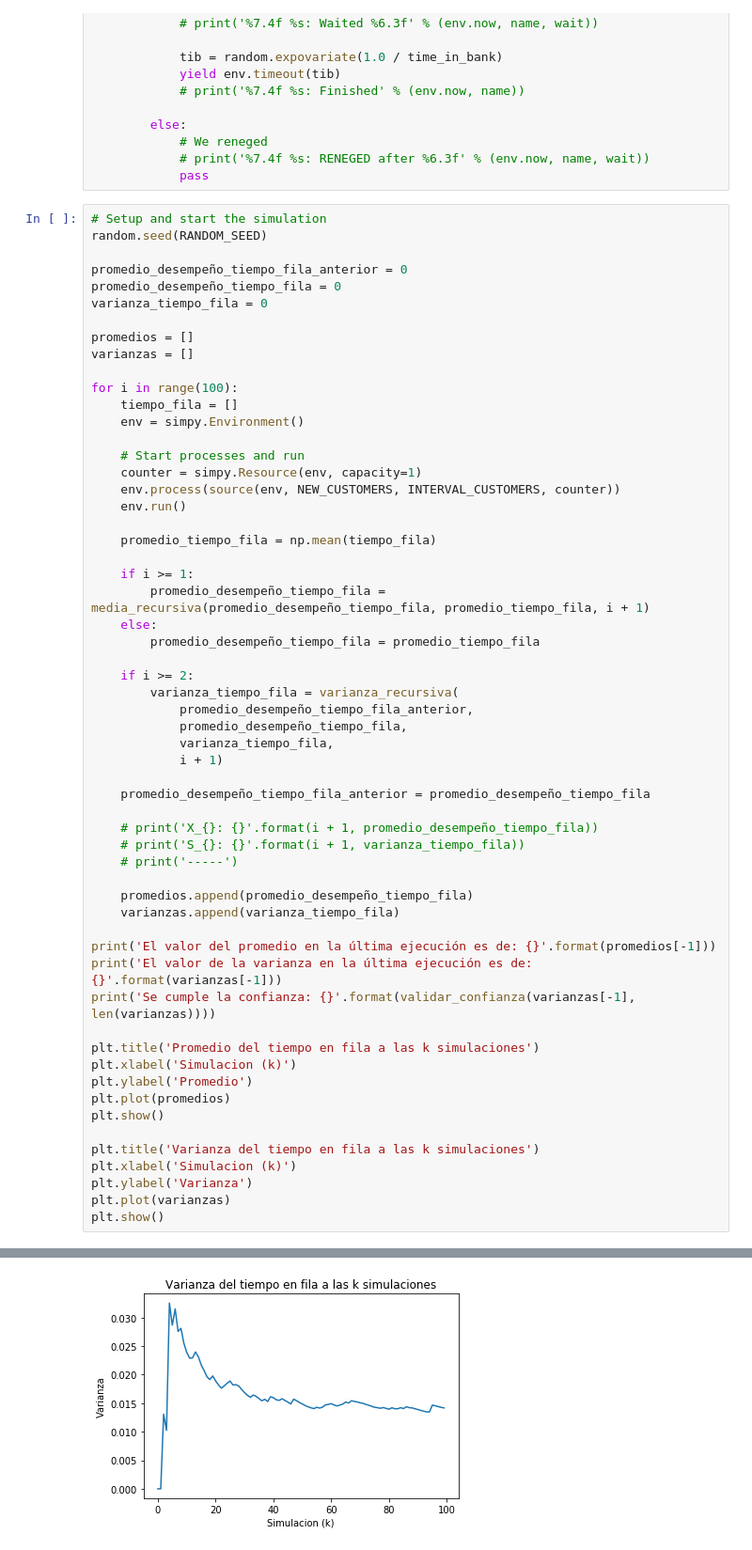
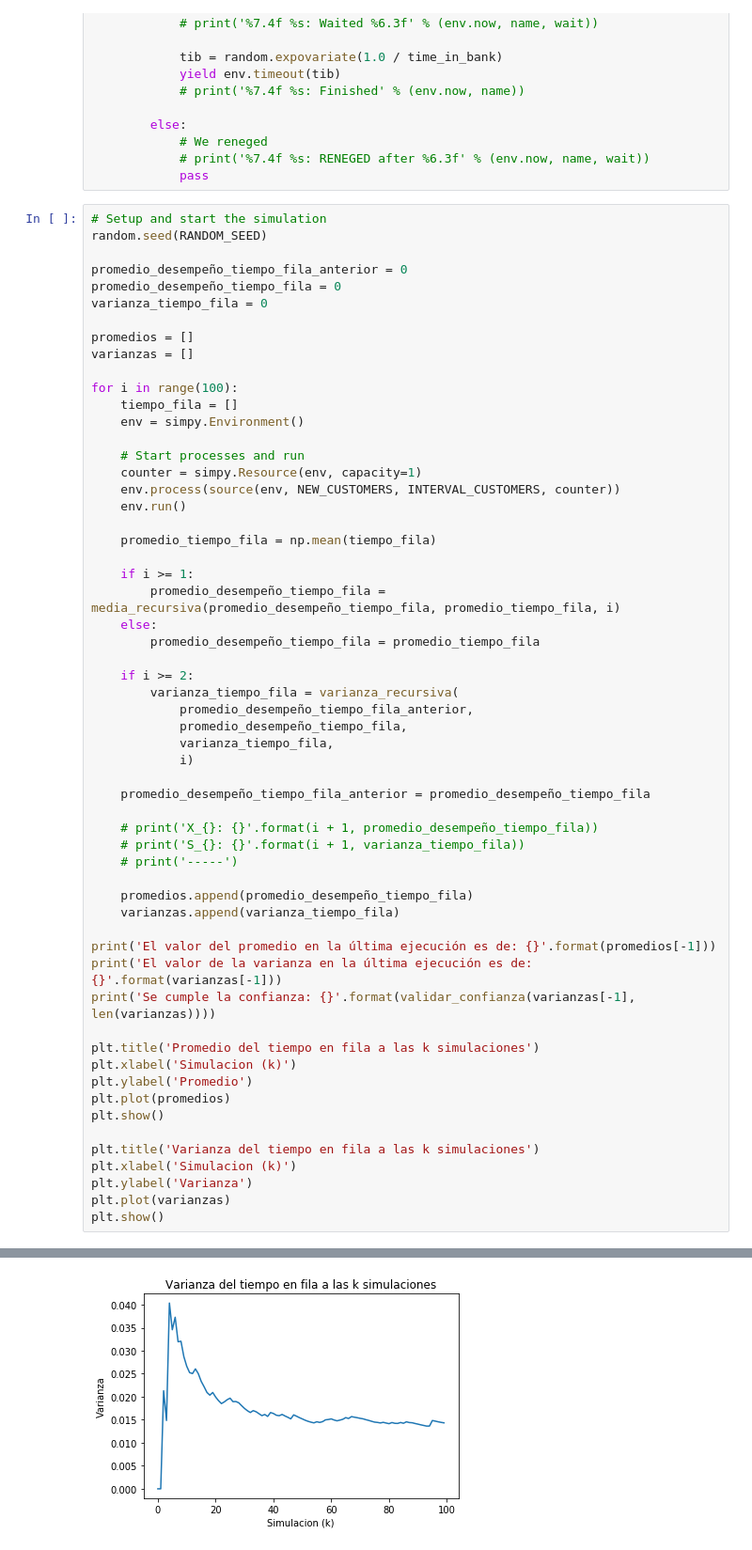
Before and after one commit to andres-linares/simulation_homeworks, a Jupyter notebook: Taller 9 - Medidas de desempeño.ipynb, the cells around one changed output, grey strips where cells are left out. Shown at 94% size. Cells and saved outputs as stored; diff of their text form.

```diff
--- a/Taller 9 - Medidas de desempeño.ipynb
+++ b/Taller 9 - Medidas de desempeño.ipynb
@@ -90,7 +91,7 @@ for i in range(100):
     promedio_tiempo_fila = np.mean(tiempo_fila)
 
     if i >= 1:
-        promedio_desempeño_tiempo_fila = media_recursiva(promedio_desempeño_tiempo_fila, promedio_tiempo_fila, i + 1)
+        promedio_desempeño_tiempo_fila = media_recursiva(promedio_desempeño_tiempo_fila, promedio_tiempo_fila, i)
     else:
         promedio_desempeño_tiempo_fila = promedio_tiempo_fila
 
@@ -99,7 +100,7 @@ for i in range(100):
             promedio_desempeño_tiempo_fila_anterior,
             promedio_desempeño_tiempo_fila,
             varianza_tiempo_fila,
-            i + 1)
+            i)
 
     promedio_desempeño_tiempo_fila_anterior = promedio_desempeño_tiempo_fila
 
@@ -134,4 +135,4 @@ Se cumple la confianza: False
-[figure, old version]
+[figure, new version]
 # %%
 # Setup and start the simulation
 random.seed(RANDOM_SEED)
```
Also changed, not shown: parts of 4 cells of this notebook.
